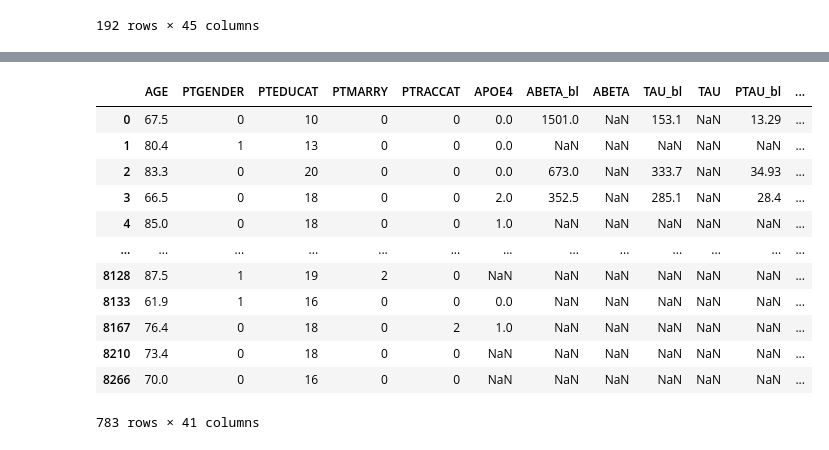
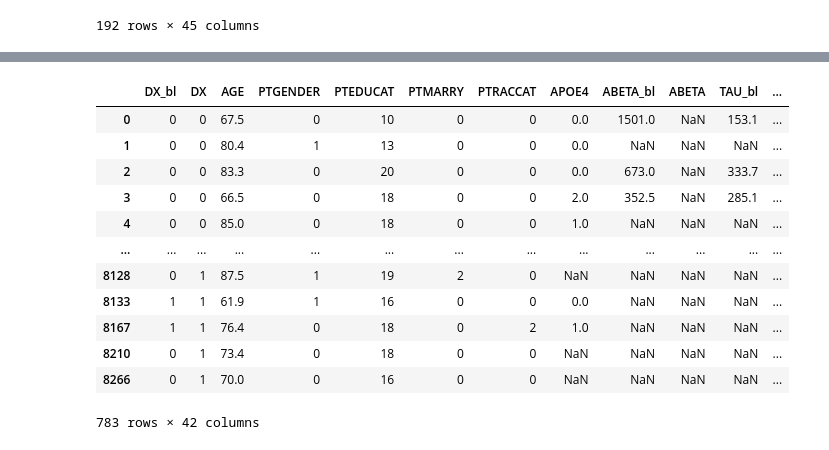
Before and after one commit to raoalihasan1/ML-MCI-AD-Conversion, a Jupyter notebook: data_preprocessing.ipynb, the cells around one changed output, grey strips where cells are left out. Drawn from its saved outputs; the diff is of its cells as text; code cells hidden in the pictures.

```diff
--- a/data_preprocessing.ipynb
+++ b/data_preprocessing.ipynb
@@ -292,8 +292,6 @@ convert_ad
 convert_ad_df = convert_ad[convert_ad["Years_bl"] <= 2].drop_duplicates(
     subset="RID", keep="last"
 )
-convert_ad_df["CONVERT_TO_AD"] = 1
-
 convert_ad_df
 # %% [output]
 |  | RID | VISCODE | DX_bl | DX | Years_bl | AGE | PTGENDER | PTEDUCAT | PTMARRY | PTRACCAT | APOE4 | ... |
@@ -352,8 +350,6 @@ remain_mci_df = (
     .sort_values(by=["RID", "Years_bl"])
     .drop_duplicates(subset="RID", keep="first")
 )
-remain_mci_df["CONVERT_TO_AD"] = 0
-
 remain_mci_df
 # %% [output]
 |  | RID | VISCODE | DX_bl | DX | Years_bl | AGE | PTGENDER | PTEDUCAT | PTMARRY | PTRACCAT | APOE4 | ... |
@@ -427,9 +423,8 @@ statistics_df_of_df(convert_ad_df, exclusion_cols)
 merged_df = pd.concat([remain_mci_df, convert_ad_df])
 merged_df.drop_duplicates(subset="RID", keep="last", inplace=True)
 
-# Since we know which row is a conversion and which isn't, we can drop
-# the diagnosis. We can also drop RID, VISCODE and Years_bl since we
+# We can drop RID, VISCODE and Years_bl since we
 # no longer need this data for further processing
-merged_df.drop(columns=["DX_bl", "DX", "Years_bl", "RID", "VISCODE"], inplace=True)
+merged_df.drop(columns=["Years_bl", "RID", "VISCODE"], inplace=True)
 merged_df
 # %% [output]
@@ -449,7 +444,7 @@ merged_df
 # %%
 # These columns are non-numerical so we need to
 # find their values so we can cast them to numbers
-print(f"PTGENDER: {merged_df['PTGENDER'].unique()}")
-print(f"PTMARRY: {merged_df['PTMARRY'].unique()}")
-print(f"PTRACCAT: {merged_df['PTRACCAT'].unique()}")
+cols = ["PTGENDER", "PTMARRY", "PTRACCAT", "DX_bl", "DX"]
+for col in cols:
+    print(f"{col}:\t{merged_df[col].unique()}")
 # %% [output]
@@ -459,19 +456,18 @@ PTRACCAT: ['White' 'Asian' 'Black' 'More than one' 'Am Indian/Alaskan' 'Unknown'
 # %%
 # Map these 3 columns to numerical values
-columns_to_process = ["PTGENDER", "PTMARRY", "PTRACCAT"]
-merged_df = reduce(map_col_to_num, columns_to_process, merged_df)
+merged_df = reduce(map_col_to_num, cols, merged_df)
 merged_df
 # %% [output]
-|  | AGE | PTGENDER | PTEDUCAT | PTMARRY | PTRACCAT | APOE4 | ABETA_bl | ABETA | TAU_bl | TAU | PTAU_bl | ... |
-| 0 | 67.5 | 0 | 10 | 0 | 0 | 0.0 | 1501.0 | NaN | 153.1 | NaN | 13.29 | ... |
-| 1 | 80.4 | 1 | 13 | 0 | 0 | 0.0 | NaN | NaN | NaN | NaN | NaN | ... |
-| 2 | 83.3 | 0 | 20 | 0 | 0 | 0.0 | 673.0 | NaN | 333.7 | NaN | 34.93 | ... |
-| 3 | 66.5 | 0 | 18 | 0 | 0 | 2.0 | 352.5 | NaN | 285.1 | NaN | 28.4 | ... |
-| 4 | 85.0 | 0 | 18 | 0 | 0 | 1.0 | NaN | NaN | NaN | NaN | NaN | ... |
+|  | DX_bl | DX | AGE | PTGENDER | PTEDUCAT | PTMARRY | PTRACCAT | APOE4 | ABETA_bl | ABETA | TAU_bl | ... |
+| 0 | 0 | 0 | 67.5 | 0 | 10 | 0 | 0 | 0.0 | 1501.0 | NaN | 153.1 | ... |
+| 1 | 0 | 0 | 80.4 | 1 | 13 | 0 | 0 | 0.0 | NaN | NaN | NaN | ... |
+| 2 | 0 | 0 | 83.3 | 0 | 20 | 0 | 0 | 0.0 | 673.0 | NaN | 333.7 | ... |
+| 3 | 0 | 0 | 66.5 | 0 | 18 | 0 | 0 | 2.0 | 352.5 | NaN | 285.1 | ... |
+| 4 | 0 | 0 | 85.0 | 0 | 18 | 0 | 0 | 1.0 | NaN | NaN | NaN | ... |
 | ... | ... | ... | ... | ... | ... | ... | ... | ... | ... | ... | ... | ... |
-| 8128 | 87.5 | 1 | 19 | 2 | 0 | NaN | NaN | NaN | NaN | NaN | NaN | ... |
-| 8133 | 61.9 | 1 | 16 | 0 | 0 | 0.0 | NaN | NaN | NaN | NaN | NaN | ... |
-| 8167 | 76.4 | 0 | 18 | 0 | 2 | 1.0 | NaN | NaN | NaN | NaN | NaN | ... |
-| 8210 | 73.4 | 0 | 18 | 0 | 0 | NaN | NaN | NaN | NaN | NaN | NaN | ... |
-| 8266 | 70.0 | 0 | 16 | 0 | 0 | NaN | NaN | NaN | NaN | NaN | NaN | ... |
+| 8128 | 0 | 1 | 87.5 | 1 | 19 | 2 | 0 | NaN | NaN | NaN | NaN | ... |
+| 8133 | 1 | 1 | 61.9 | 1 | 16 | 0 | 0 | 0.0 | NaN | NaN | NaN | ... |
+| 8167 | 1 | 1 | 76.4 | 0 | 18 | 0 | 2 | 1.0 | NaN | NaN | NaN | ... |
+| 8210 | 0 | 1 | 73.4 | 0 | 18 | 0 | 0 | NaN | NaN | NaN | NaN | ... |
+| 8266 | 0 | 1 | 70.0 | 0 | 16 | 0 | 0 | NaN | NaN | NaN | NaN | ... |
-783 rows × 41 columns
+783 rows × 42 columns
```
Also changed, not shown: parts of 9 cells of this notebook.
